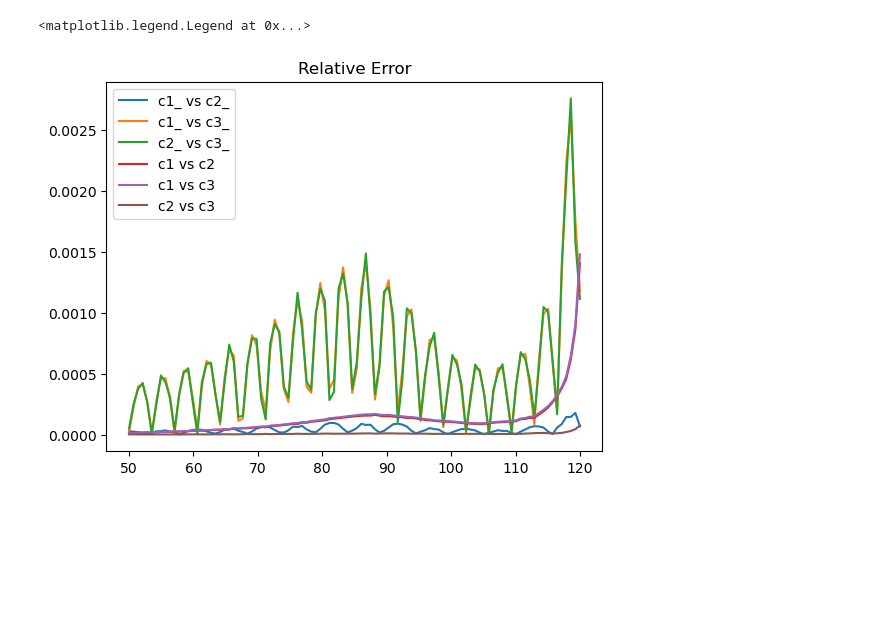
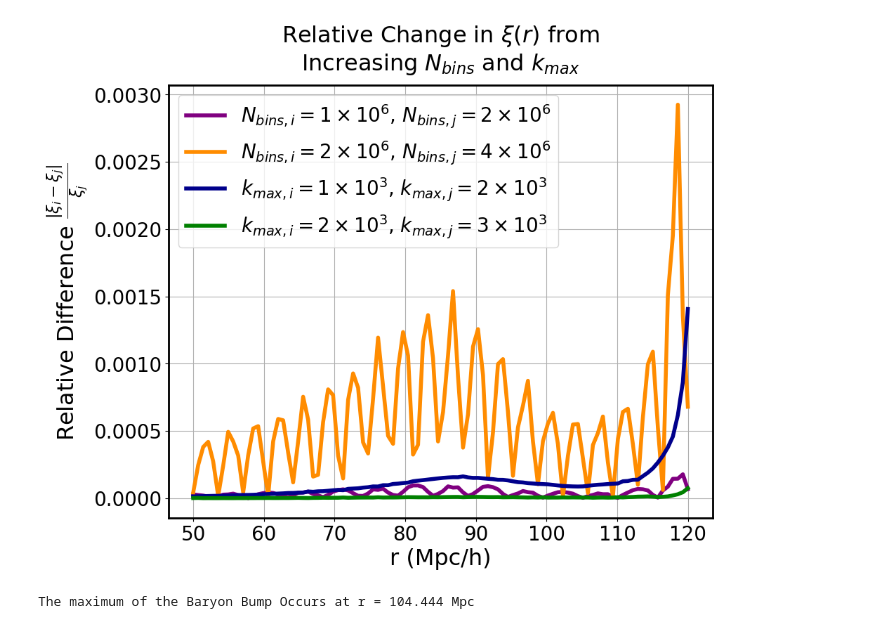
Before and after one commit to specterofjack/comp_phys_fall25, a Jupyter notebook: hw1_p3.ipynb, the cells around one changed output. Saved outputs shown, nothing was run; the diff lists cells and outputs as text; code cells hidden in the pictures; blank space fills up the shorter version.

Commit message:
Made plots look nice.

```diff
--- a/hw1_p3.ipynb
+++ b/hw1_p3.ipynb
@@ -2,6 +2,8 @@
 import numpy as np
 import matplotlib.pyplot as plt
 from scipy.interpolate import CubicSpline
+
+plt.rcParams['axes.linewidth'] = 2.0
 # %%
 def simpson(integrand,x_i,x_f,N_bins):
     h_step=np.float32((x_f-x_i)/N_bins)
@@ -48,4 +50,4 @@ c2 = correlation_func(r_array,Pk_spline,2000,int(2e6))
 c3 = correlation_func(r_array,Pk_spline,2000,int(4e6))
 c1_ = correlation_func(r_array,Pk_spline,1000,int(2e6))
 c2_ = correlation_func(r_array,Pk_spline,2000,int(2e6))
-c3_ = correlation_func(r_array,Pk_spline,3000,int(4e6))
+c3_ = correlation_func(r_array,Pk_spline,3000,int(2e6))
@@ -67,12 +54,16 @@ plt.plot(r_array,(r_array**2)*c3_)
 # %%
-plt.plot(r_array,np.abs(c1_ - c2_)/c2_,label='c1_ vs c2_')
-plt.plot(r_array,np.abs(c1_ - c3_)/c3_,label='c1_ vs c3_')
-plt.plot(r_array,np.abs(c2_ - c3_)/c3_,label='c2_ vs c3_')
-plt.plot(r_array,np.abs(c1 - c2)/c2,label='c1 vs c2')
-plt.plot(r_array,np.abs(c1 - c3)/c3,label='c1 vs c3')
-plt.plot(r_array,np.abs(c2 - c3)/c2,label='c2 vs c3')
-plt.title('Relative Error')
-plt.legend()
+plt.figure(figsize=(10,8),dpi=100)
+plt.plot(r_array,np.abs(c1_ - c2_)/c2_,label=r'$N_{bins,i}=1\times 10^6$, $N_{bins,j}=2\times 10^6$',lw=4,color='purple')
+plt.plot(r_array,np.abs(c2_ - c3_)/c3_,label=r'$N_{bins,i}=2\times 10^6$, $N_{bins,j}=4\times 10^6$',lw=4,color='darkorange')
+plt.plot(r_array,np.abs(c1 - c2)/c2,label=r'$k_{max,i}=1\times 10^3$, $k_{max,j}=2\times 10^3$',lw=4,color='darkblue')
+plt.plot(r_array,np.abs(c2 - c3)/c2,label=r'$k_{max,i}=2\times 10^3$, $k_{max,j}=3\times 10^3$',lw=4,color='green')
+plt.xlabel('r (Mpc/h)',fontsize=23)
+plt.ylabel(r'Relative Difference $\frac{|\xi_i-\xi_j|}{\xi_j}$',fontsize=23)
+plt.title(r'Relative Change in $\xi(r)$ from' + '\n' + r'Increasing $N_{bins}$ and $k_{max}$',fontsize=23,pad=15)
+plt.xticks(fontsize=20)
+plt.yticks(fontsize=20)
+plt.grid(True,which='both')
+plt.legend(fontsize=20)
+plt.savefig('./hw1_p3_relative_error.png')
 # %% [output]
-<matplotlib.legend.Legend at 0x...>
-[figure, old version]
+[figure, new version]
@@ -78,0 +72,20 @@ plt.legend()
+# %%
+# To find the scale of the Baryon Bump, we only need to find the maximum of the correlation function in a small region,
+# which can be seen from the plot of the correlation function to be around 90 Mpc-120 Mpc
+
+# Note that we are finding the (local) maximum of the correlation function here, which will not be identical to the max of the correlation function multiplied by r**2.
+# So, on the final plot, the max will look slightly off. This is why.
+
+index_i = np.where(np.int32(r_array)==90)[0][0]
+index_f = np.where(np.int32(r_array)==120)[0][0]
+
+xi_bump_region = correlation_function_final[index_i-1:index_f+1]
+r_bump_region = r_array[index_i-1:index_f+1]
+
+xi_baryonbump = np.max(xi_bump_region)
+index_bb = np.where(xi_bump_region==xi_baryonbump)[0][0]
+
+r_baryonbump = r_bump_region[index_bb]
+print(f'The maximum of the Baryon Bump Occurs at r = {round(r_baryonbump,3)} Mpc')
+# %% [output]
+The maximum of the Baryon Bump Occurs at r = 104.444 Mpc
```
Also changed, not shown: parts of 4 cells of this notebook, 7 other files.
